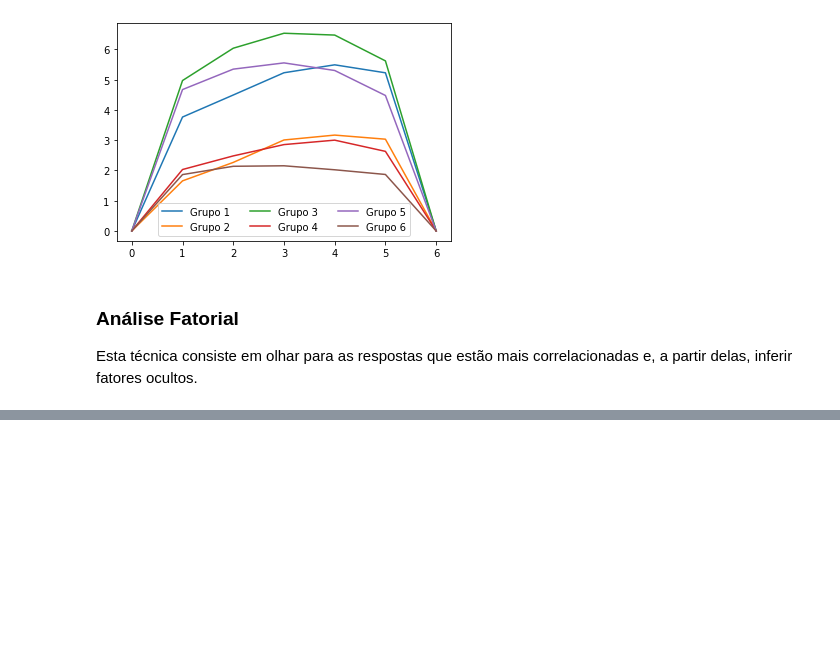
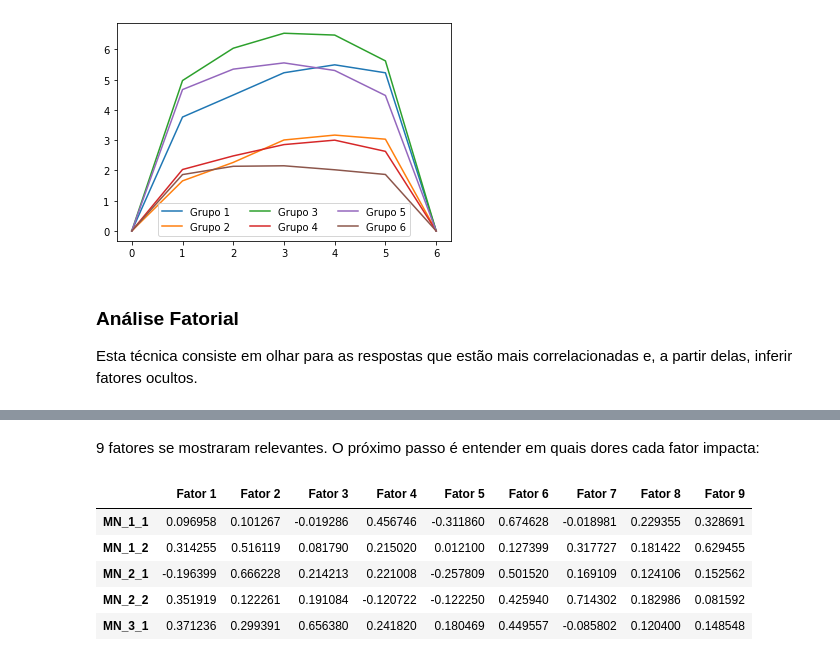
Before and after one commit to gustavomello9600/clusters, a Jupyter notebook: Dores das EJs.ipynb, the cells around one changed output, grey strips where cells are left out. Cells and saved outputs as stored; diff of their text form; code cells hidden in the pictures; blank space fills up the shorter version.

```diff
--- a/Dores das EJs.ipynb
+++ b/Dores das EJs.ipynb
@@ -549,0 +585,18 @@ print(entrada)
+# %% [markdown]
+9 fatores se mostraram relevantes. O próximo passo é entender em quais dores cada fator impacta:
+# %%
+#Realiza a análise considerando 9 fatores ocultos
+fa = FactorAnalyzer(n_factors=9, rotation="varimax", method="ml").fit(dados)
+
+#Forma uma tabela com o peso que cada fator tem em cada uma das dores
+pesos = pd.DataFrame(fa.loadings_,
+                     index=entrada.columns,
+                     columns=["Fator {}".format(i) for i in range(1, 9 + 1)])
+pesos.head()
+# %% [output]
+|  | Fator 1 | Fator 2 | Fator 3 | Fator 4 | Fator 5 | Fator 6 | Fator 7 | Fator 8 | Fator 9 |
+| MN_1_1 | 0.096958 | 0.101267 | -0.019286 | 0.456746 | -0.311860 | 0.674628 | -0.018981 | 0.229355 | 0.328691 |
+| MN_1_2 | 0.314255 | 0.516119 | 0.081790 | 0.215020 | 0.012100 | 0.127399 | 0.317727 | 0.181422 | 0.629455 |
+| MN_2_1 | -0.196399 | 0.666228 | 0.214213 | 0.221008 | -0.257809 | 0.501520 | 0.169109 | 0.124106 | 0.152562 |
+| MN_2_2 | 0.351919 | 0.122261 | 0.191084 | -0.120722 | -0.122250 | 0.425940 | 0.714302 | 0.182986 | 0.081592 |
+| MN_3_1 | 0.371236 | 0.299391 | 0.656380 | 0.241820 | 0.180469 | 0.449557 | -0.085802 | 0.120400 | 0.148548 |
```
Also changed, not shown: parts of 18 cells of this notebook, 1 other file.
